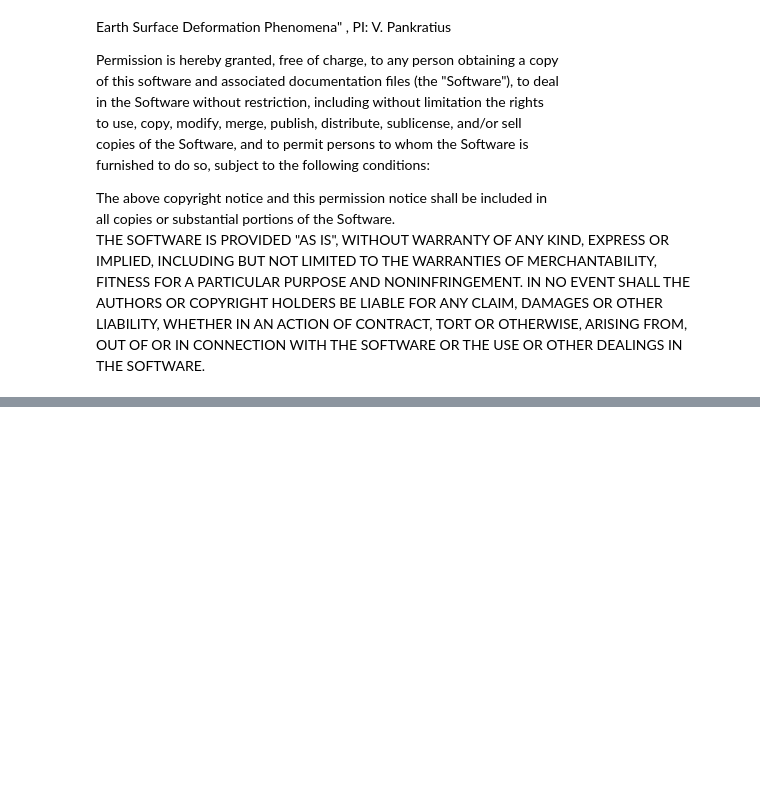
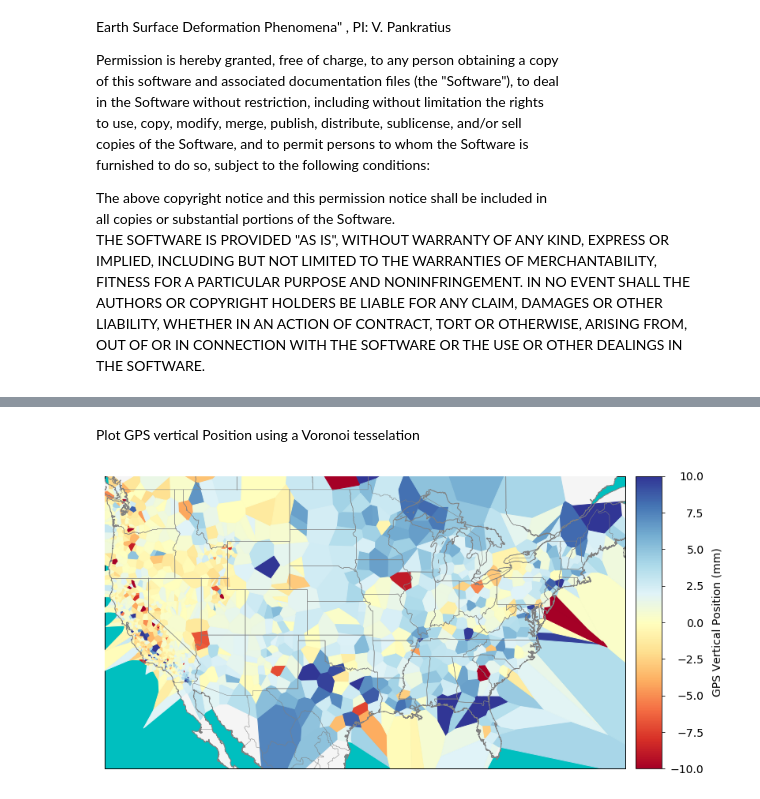
Before and after one commit to MITHaystack/science-casestudies, a Jupyter notebook: geo/GPS_GRACE_Correlations.ipynb, the cells around one changed output, grey strips where cells are left out. Drawn from its saved outputs; the diff is of its cells as text; code cells hidden in the pictures; blank space fills up the shorter version.

```diff
--- a/geo/GPS_GRACE_Correlations.ipynb
+++ b/geo/GPS_GRACE_Correlations.ipynb
@@ -507,0 +464,59 @@ plt.tight_layout()
+# %% [markdown]
+Plot GPS vertical Position using a Voronoi tesselation
+# %%
+llat = 24
+ulat = 50
+llon = -125
+rlon = -66
+
+bmap = Basemap(llcrnrlat=llat, urcrnrlat=ulat, llcrnrlon=llon,
+               urcrnrlon=rlon,projection='merc', lon_0=np.mean([llon,rlon]),
+               lat_0=np.mean([llat,ulat]), resolution='i', area_thresh=10000)
+
+# Choose date for plotting
+gps_map_date = '2012-02-16'
+
+vertical_positions = [data_dict[label].loc[gps_map_date,'dU']*1000 for label in results.index]
+
+gps_map_data = pd.concat((metadata.loc[results.index,['Lat','Lon']],
+                        pd.Series(vertical_positions,index=results.index,name='dU')),axis=1)
+
+gps_map_data.dropna(inplace=True)
+
+# Create plot
+fig = plt.gcf()
+ax = plt.gca()
+fig.set_size_inches(11,8)
+
+# Create Spherical Voronoi Tesselation
+collection,sv,patch_index = getVoronoiCollection(gps_map_data,'Lat','Lon',v_name='dU',
+                                                 bmap=bmap,min_v=-10,max_v=10,cmap=matplotlib.cm.get_cmap('RdYlBu'))
+
+# Draw coastlines, states, etc...
+bmap.drawcoastlines(color='grey',zorder=17)
+bmap.drawmapboundary(fill_color='c',zorder=5)
+bmap.fillcontinents(color='whitesmoke', lake_color='c', ax=None, alpha=None,zorder=10)
+bmap.drawstates(color='grey',zorder=16);
+bmap.drawcountries(color='grey', linewidth=0.5,zorder=16);
+
+
+# Add voronoi Polygons to map
+collection.zorder=15
+ax.add_collection(collection);
+
+# Create a Mappable for the colorbar
+sm = plt.cm.ScalarMappable(cmap='RdYlBu',norm=plt.Normalize(vmin=-10,vmax=10))
+sm._A = []
+
+# Setup colorbar
+c1 = bmap.colorbar(sm)
+c1.set_label('GPS Vertical Position (mm)',fontsize=14,labelpad=10)
+plt.tight_layout()
+
+# Align numbers on colorbar
+for t in c1.ax.get_yticklabels():
+        t.set_horizontalalignment('right')
+        c1.ax.yaxis.set_tick_params(pad=50)
+        t.set_fontsize(14)
+# %% [output]
+[figure, added]
```
Also changed, not shown: parts of 46 cells of this notebook.
